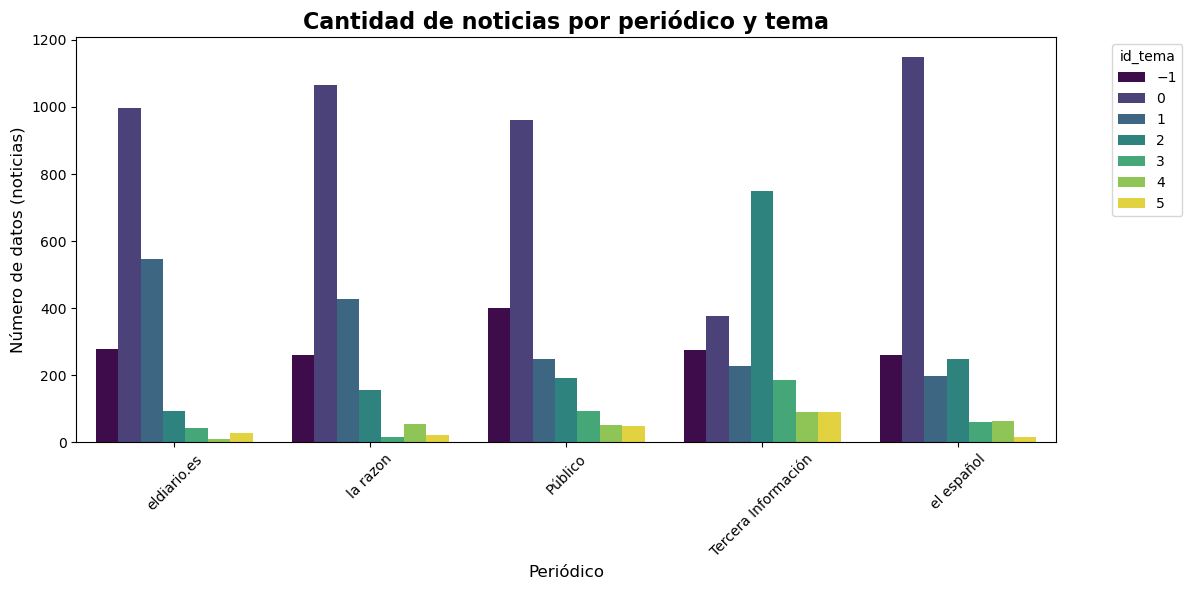
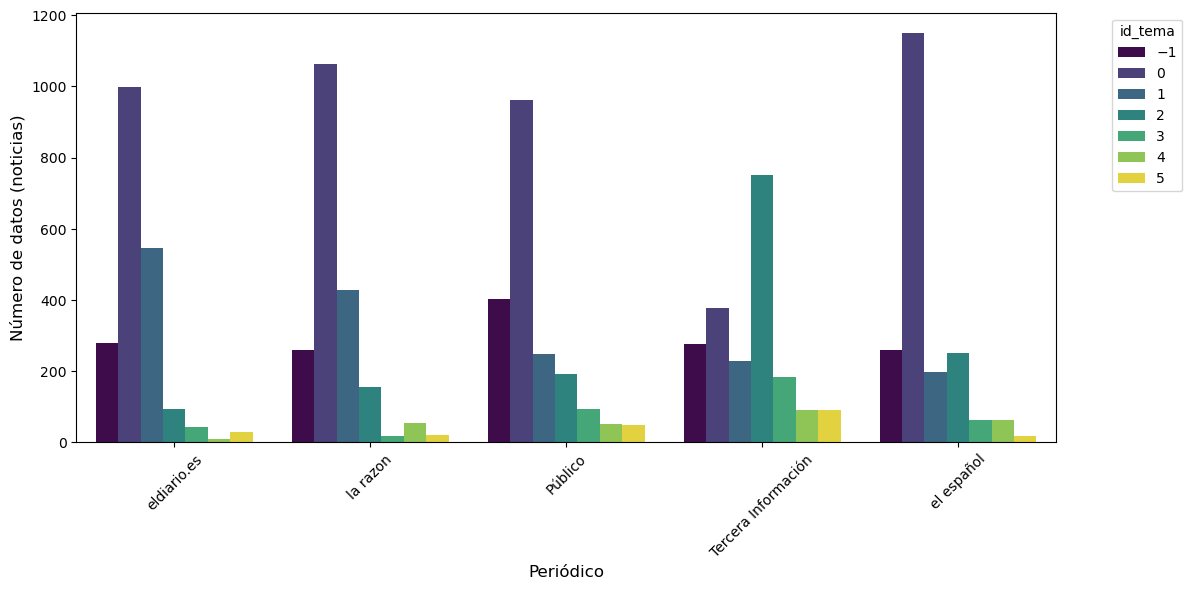
The notebook cell's code change between the first figure and the second:
--- before
+++ after
@@ -1,5 +1,4 @@
 plt.figure(figsize=(12, 6))
 sns.countplot(data=df, x='periodico', hue='id_tema', palette='viridis')
-plt.title('Cantidad de noticias por periódico y tema', fontsize=16, fontweight='bold')
 plt.xlabel('Periódico', fontsize=12)
 plt.ylabel('Número de datos (noticias)', fontsize=12)

Commit: Update Analisis.ipynb